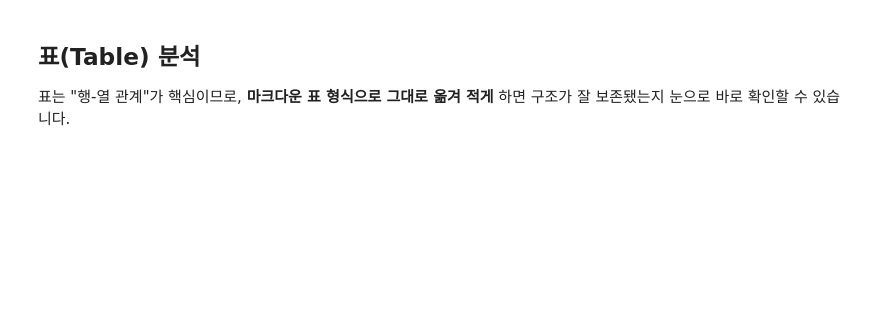
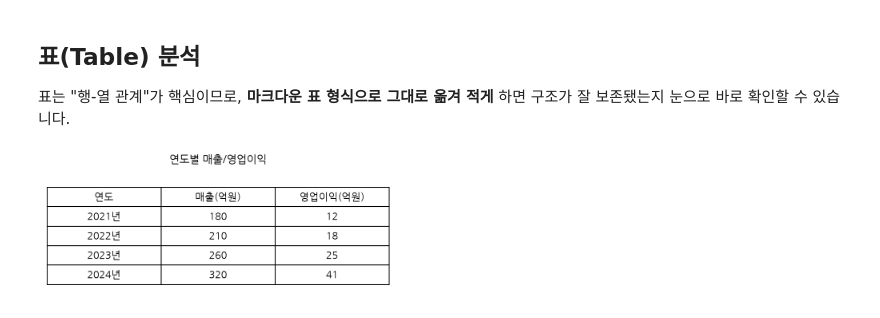
Before and after one commit to good593/course_VLM, a Jupyter notebook: 2. VLM Prompt Engineering/examples/3. Document AI.ipynb, the cells around one changed output. Drawn from its saved outputs; the diff is of its cells as text; code cells hidden in the pictures; blank space fills up the shorter version.

```diff
--- a/2. VLM Prompt Engineering/examples/3. Document AI.ipynb
+++ b/2. VLM Prompt Engineering/examples/3. Document AI.ipynb
@@ -61,7 +83,7 @@ assert receipt_json["total"] == 5300
 구조가 잘 보존됐는지 눈으로 바로 확인할 수 있습니다.
 # %%
 show(TABLE)
-table_md = ask(TABLE, "이 표를 마크다운 표 형식으로 그대로 옮겨 적어줘.")
-print(table_md)
+# %% [output]
+[figure, added]
 # %%
 table_qa = ask(TABLE, "이 표에서 '매출(억원)' 열의 값이 가장 큰 연도를 알려줘.")
```
Also changed, not shown: parts of 5 cells of this notebook, 4 other files.
